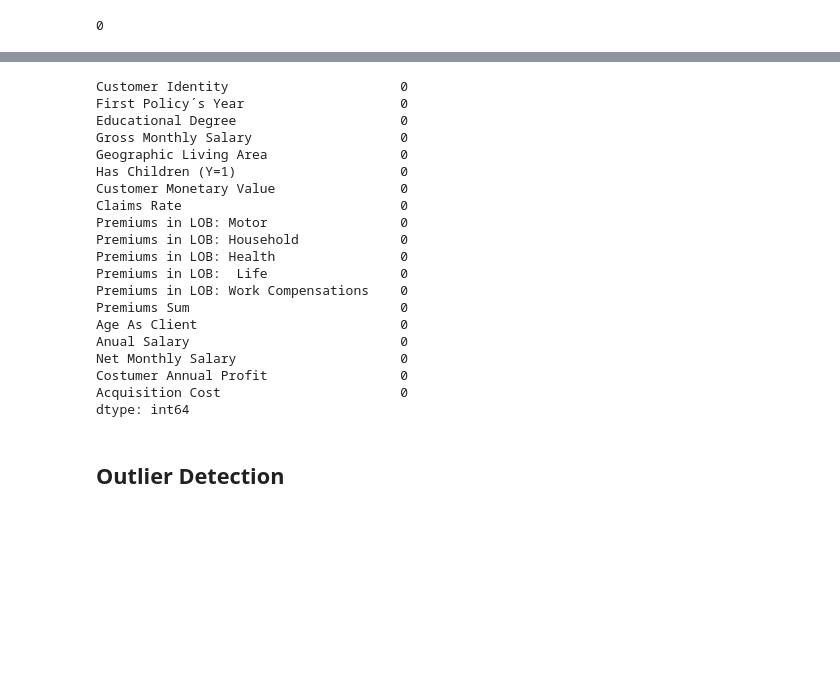
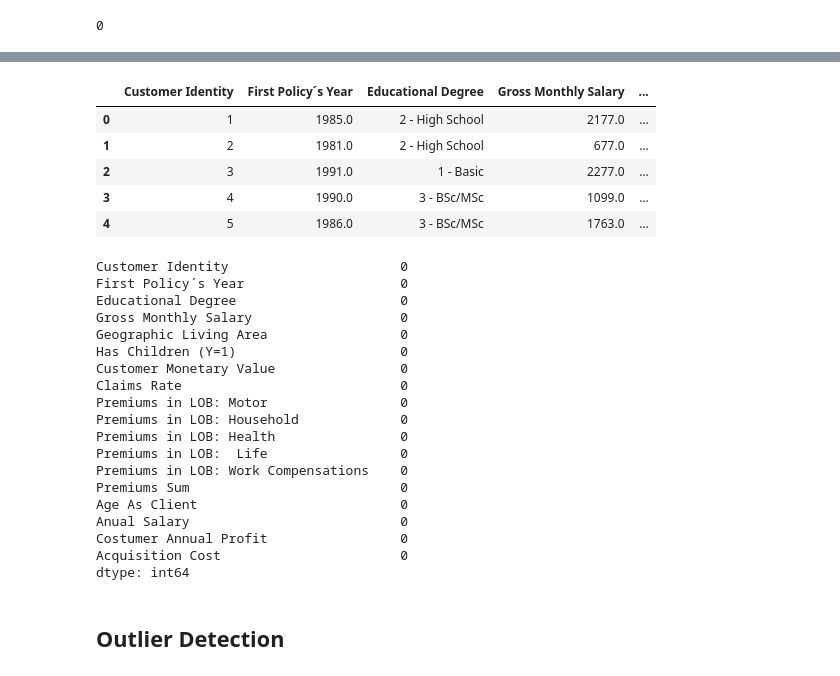
Before and after one commit to CatPalha/DataMiningProject, a Jupyter notebook: Structured version.ipynb, the cells around one changed output, grey strips where cells are left out. Drawn from its saved outputs; the diff is of its cells as text; code cells hidden in the pictures; blank space fills up the shorter version.

```diff
--- a/Structured version.ipynb
+++ b/Structured version.ipynb
@@ -343,27 +360,25 @@ df['Anual Salary'] = df['Gross Monthly Salary'] * 12
+# %%
+#We can now calculate the Acquisition Cost mean:
+
+acquisition_median =  df['Acquisition Cost'].median()
+
+acquisition_median
+
+#df.head()
+df['Acquisition Cost'] = df['Acquisition Cost'].fillna(21159.005000000005)
+# %%
+df.head()
+# %% [output]
+|  | Customer Identity | First Policy´s Year | Educational Degree | Gross Monthly Salary | ... |
+| 0 | 1 | 1985.0 | 2 - High School | 2177.0 | ... |
+| 1 | 2 | 1981.0 | 2 - High School | 677.0 | ... |
+| 2 | 3 | 1991.0 | 1 - Basic | 2277.0 | ... |
+| 3 | 4 | 1990.0 | 3 - BSc/MSc | 1099.0 | ... |
+| 4 | 5 | 1986.0 | 3 - BSc/MSc | 1763.0 | ... |
 # %%
-#We know that CMV = CostumerAnnualProfit*NumberYearsThatIsCostumer
-#Wich implies that NumberYearsThatIsCostumer = CMV / CostumerAnnualProfit - AcquisitionCost
-#Let's assume that a employee has 20% of taxes at the end of the month.
-
-
-df['Net Monthly Salary'] = df['Gross Monthly Salary']*0.80
-
-df['Costumer Annual Profit'] = df['Net Monthly Salary']*12
-
-df['Acquisition Cost'] = df['Age As Client'] - (df['Customer Monetary Value']/ df['Costumer Annual Profit'])
-
-df['First Year Dummy'] = 2016 - ((df['Customer Monetary Value']/ df['Costumer Annual Profit']) - (-df['Acquisition Cost']))
-
-#We can now calculate the Acquisition Cost mean:
-
-acquisition_mean =  df['Acquisition Cost'].mean()
-
-df['Acquisition Cost'] = df['Acquisition Cost'].fillna(29.971561005019108)
-
-
 #Now we can replace the NaN values in the First Policy columns using this value.
 
-df['First Policy´s Year'] = df['First Policy´s Year'].fillna(2016 - ((df['Customer Monetary Value']/ df['Costumer Annual Profit']) - (-df['Acquisition Cost'])))
+df['First Policy´s Year'] = df['First Policy´s Year'].fillna(2016 - ((df['Customer Monetary Value'] + df['Acquisition Cost'])/ df['Costumer Annual Profit']))
 
 df['Age As Client'] = df['Age As Client'].fillna(2016 - df['First Policy´s Year'])
 
@@ -389,7 +404,6 @@ Premiums in LOB: Work Compensations    0
 Premiums Sum                           0
 Age As Client                          0
 Anual Salary                           0
-Net Monthly Salary                     0
 Costumer Annual Profit                 0
 Acquisition Cost                       0
 dtype: int64
```
Also changed, not shown: parts of 1 cell of this notebook.
